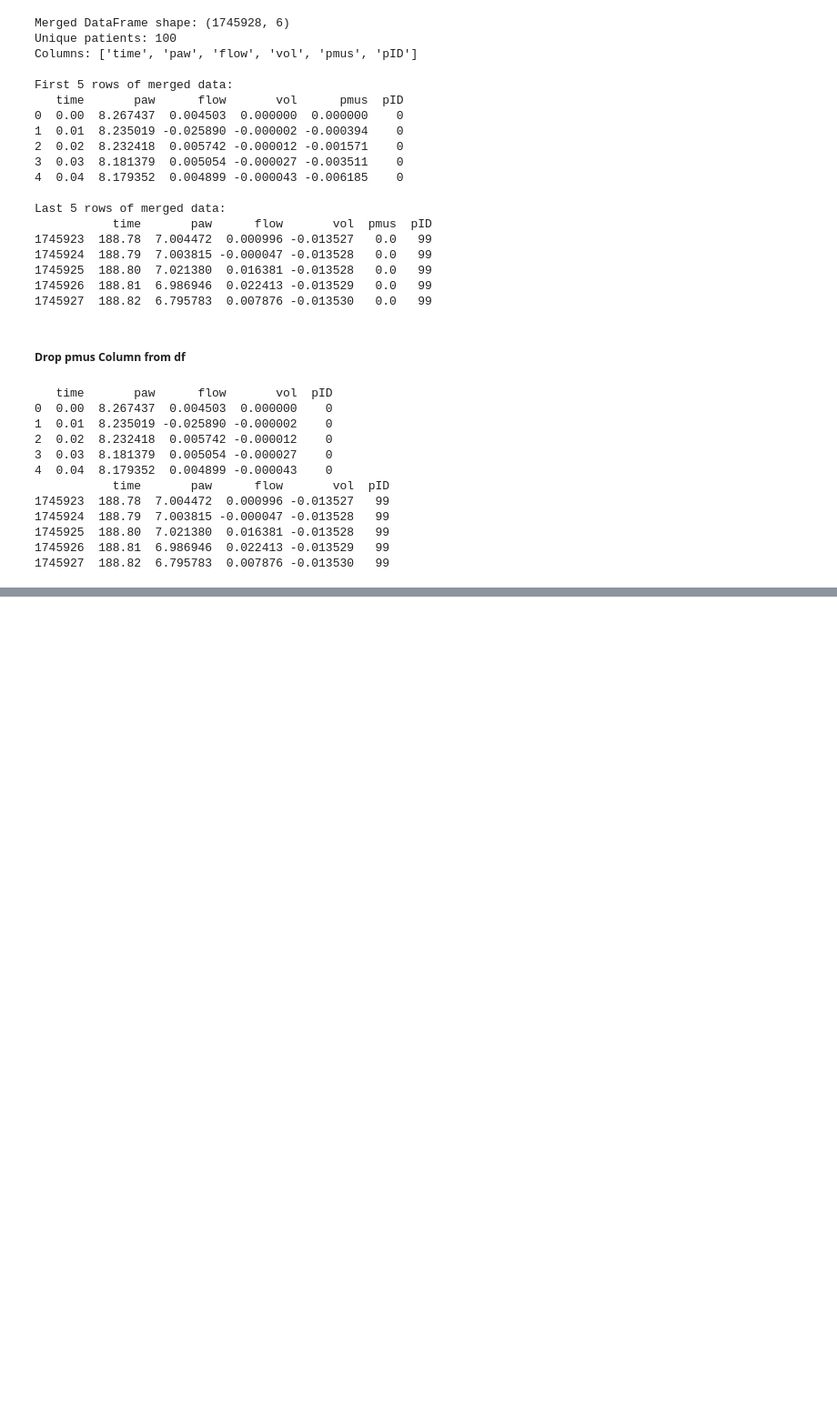
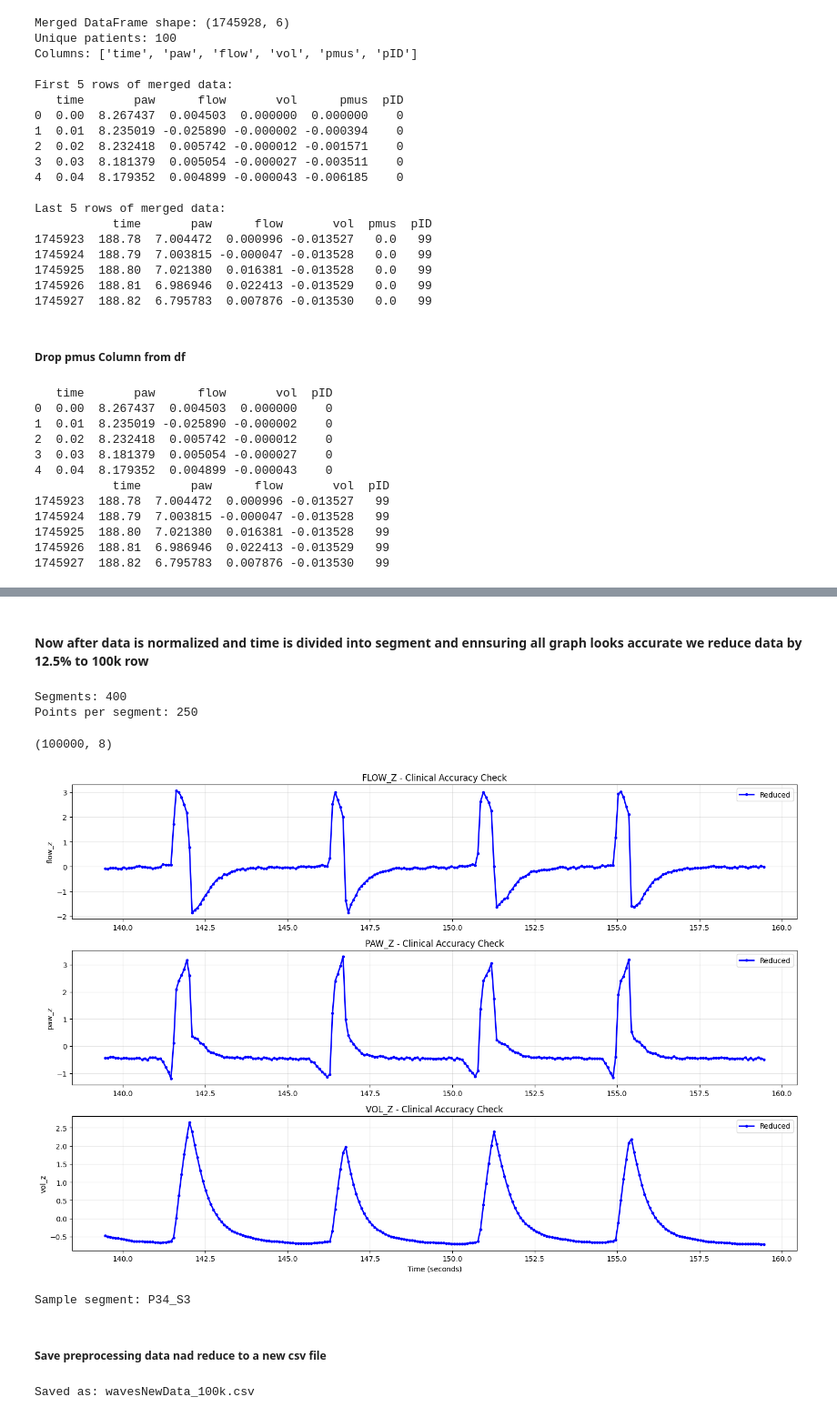
Before and after one commit to thisislama/VentilatorWaves_GP, a Jupyter notebook: phase1.ipynb, the cells around one changed output, grey strips where cells are left out. Shown at 91% size. Cells and saved outputs as stored; diff of their text form; code cells hidden in the pictures; blank space fills up the shorter version.

Commit message:
dataset

```diff
--- a/phase1.ipynb
+++ b/phase1.ipynb
@@ -231,0 +431,74 @@ plt.show()
+# %% [markdown]
+#### Now after data is normalized and time is divided into segment and ennsuring all graph looks accurate we reduce data by 12.5% to 100k row
+# %%
+# Set target size
+target_size = 100000
+
+# Calculate how many points per segment we need
+segments_count = final_df['global_segment_id'].nunique()
+points_per_segment = target_size // segments_count
+
+print(f"Segments: {segments_count}")
+print(f"Points per segment: {points_per_segment}")
+
+# Sample points from each segment to reach target size
+reduced_data = []
+
+for segment_id in final_df['global_segment_id'].unique():
+    segment_data = final_df[final_df['global_segment_id'] == segment_id]
+
+    if len(segment_data) <= points_per_segment:
+        # Keep all points if segment is small
+        reduced_data.append(segment_data)
+    else:
+        # Sample evenly spaced points
+        indices = np.linspace(0, len(segment_data)-1, points_per_segment, dtype=int)
+        sampled_segment = segment_data.iloc[indices]
+        reduced_data.append(sampled_segment)
+
+# Combine all segments
+final_df = pd.concat(reduced_data, ignore_index=True)
+
+final_df.shape
+# %% [output]
+Segments: 400
+Points per segment: 250
+(100000, 8)
+# %%
+# Visualize to verify accuracy
+sample_segment_id = np.random.choice(final_df['global_segment_id'].unique())
+reduced_segment = final_df[final_df['global_segment_id'] == sample_segment_id]
+
+plt.figure(figsize=(15, 10))
+
+signals = ['flow_z', 'paw_z', 'vol_z']
+for i, signal in enumerate(signals, 1):
+    plt.subplot(3, 1, i)
+
+    # Plot reduced points
+    plt.plot(reduced_segment['time'], reduced_segment[signal],
+             'blue', linewidth=2, marker='o', markersize=3, label='Reduced')
+
+    plt.title(f'{signal.upper()} - Clinical Accuracy Check')
+    plt.ylabel(signal)
+    plt.legend()
+    plt.grid(True, alpha=0.3)
+
+plt.xlabel('Time (seconds)')
+plt.tight_layout()
+plt.show()
+
+print(f"Sample segment: {sample_segment_id}")
+# %% [output]
+[figure, added]
+Sample segment: P34_S3
+# %% [markdown]
+##### Save preprocessing data nad reduce to a new csv file
+# %%
+# Save the final dataset
+output_file = f'wavesNewData_{len(final_df)//1000}k.csv'
+final_df.to_csv(output_file, index=False)
+
+print(f"\nSaved as: {output_file}")
+# %% [output]
+Saved as: wavesNewData_100k.csv
```
Also changed, not shown: parts of 14 cells of this notebook.
